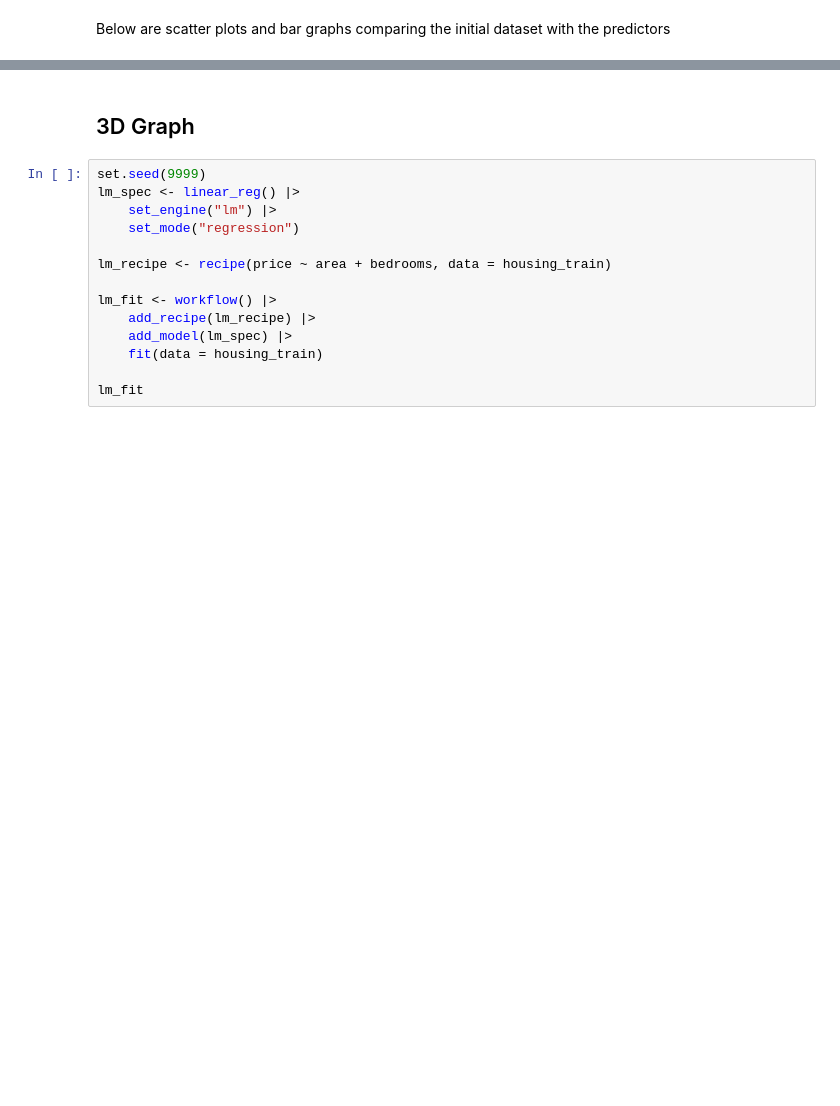
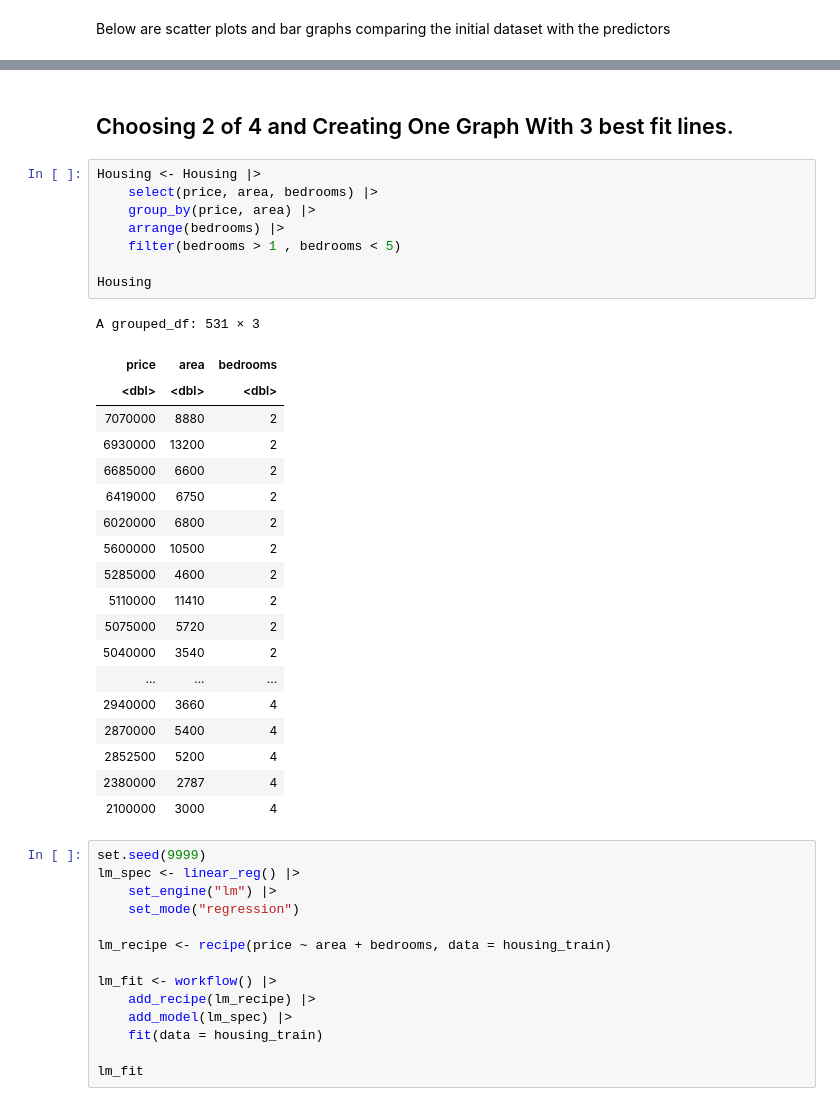
Before and after one commit to jio7887oij/dsci-100-009-1, a Jupyter notebook: FinalProjectVersion2.ipynb, the cells around one changed output, grey strips where cells are left out. Drawn from its saved outputs; the diff is of its cells as text; blank space fills up the shorter version.

```diff
--- a/FinalProjectVersion2.ipynb
+++ b/FinalProjectVersion2.ipynb
@@ -97,5 +116,33 @@ preview_4
 # %% [markdown]
-## 3D Graph
+## Choosing 2 of 4 and Creating One Graph With 3 best fit lines.
+# %%
+Housing <- Housing |>
+    select(price, area, bedrooms) |>
+    group_by(price, area) |>
+    arrange(bedrooms) |>
+    filter(bedrooms > 1 , bedrooms < 5)
+
+Housing
+# %% [output]
+A grouped_df: 531 × 3
+| price | area | bedrooms |
+| <dbl> | <dbl> | <dbl> |
+| 7070000 | 8880 | 2 |
+| 6930000 | 13200 | 2 |
+| 6685000 | 6600 | 2 |
+| 6419000 | 6750 | 2 |
+| 6020000 | 6800 | 2 |
+| 5600000 | 10500 | 2 |
+| 5285000 | 4600 | 2 |
+| 5110000 | 11410 | 2 |
+| 5075000 | 5720 | 2 |
+| 5040000 | 3540 | 2 |
+| ... | ... | ... |
+| 2940000 | 3660 | 4 |
+| 2870000 | 5400 | 4 |
+| 2852500 | 5200 | 4 |
+| 2380000 | 2787 | 4 |
+| 2100000 | 3000 | 4 |
 # %%
 set.seed(9999)
 lm_spec <- linear_reg() |>
```
Also changed, not shown: parts of 17 cells of this notebook.
